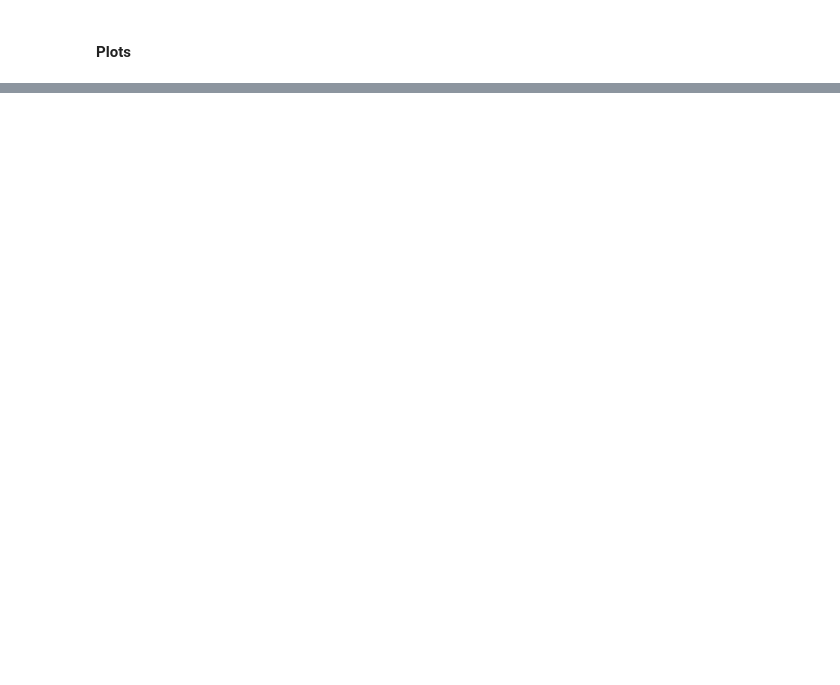
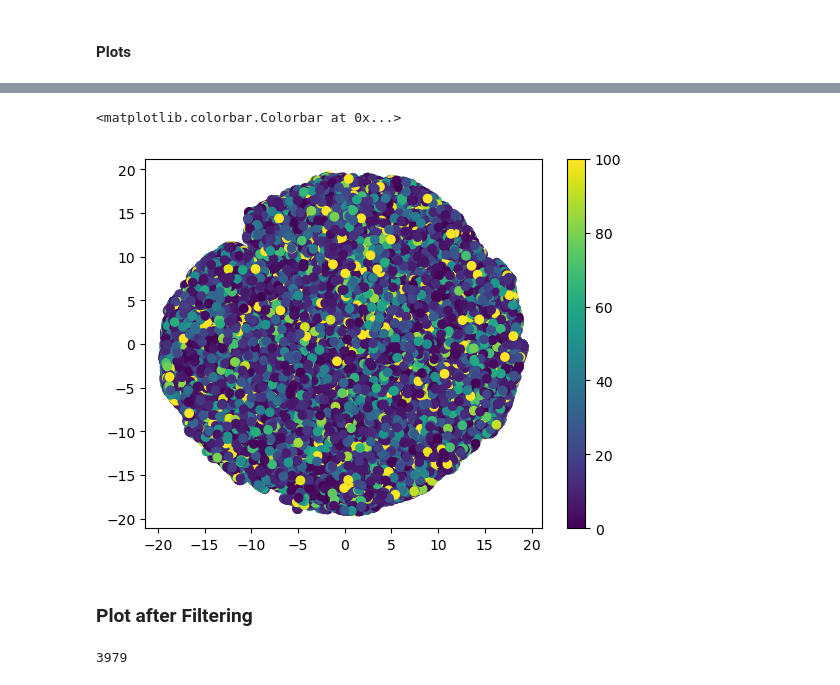
Before and after one commit to ML-7641-Fall-2022/RoboChef, a Jupyter notebook: notebooks/recommendation/b.1_latent_factor_visualisation.ipynb, the cells around one changed output, grey strips where cells are left out. Saved outputs shown, nothing was run; the diff lists cells and outputs as text; code cells hidden in the pictures; blank space fills up the shorter version.

```diff
--- a/notebooks/recommendation/b.1_latent_factor_visualisation.ipynb
+++ b/notebooks/recommendation/b.1_latent_factor_visualisation.ipynb
@@ -168,0 +200,8 @@ plt.scatter(merged["x"],merged["y"],co)
+# %%
+plt.scatter(merged["x"], merged["y"], c=merged["protein_dv1"], cmap='viridis')
+plt.colorbar()
+# %% [output]
+<matplotlib.colorbar.Colorbar at 0x...>
+[figure, added]
+# %% [markdown]
+### Plot after Filtering
@@ -168,0 +210,5 @@ plt.scatter(merged["x"],merged["y"],co)
+# %%
+mask_atleastn_users = interaction_cnts_recipes>=25
+mask_atleastn_users.sum()
+# %% [output]
+3979
```
Also changed, not shown: parts of 25 cells of this notebook, 2 other files.
